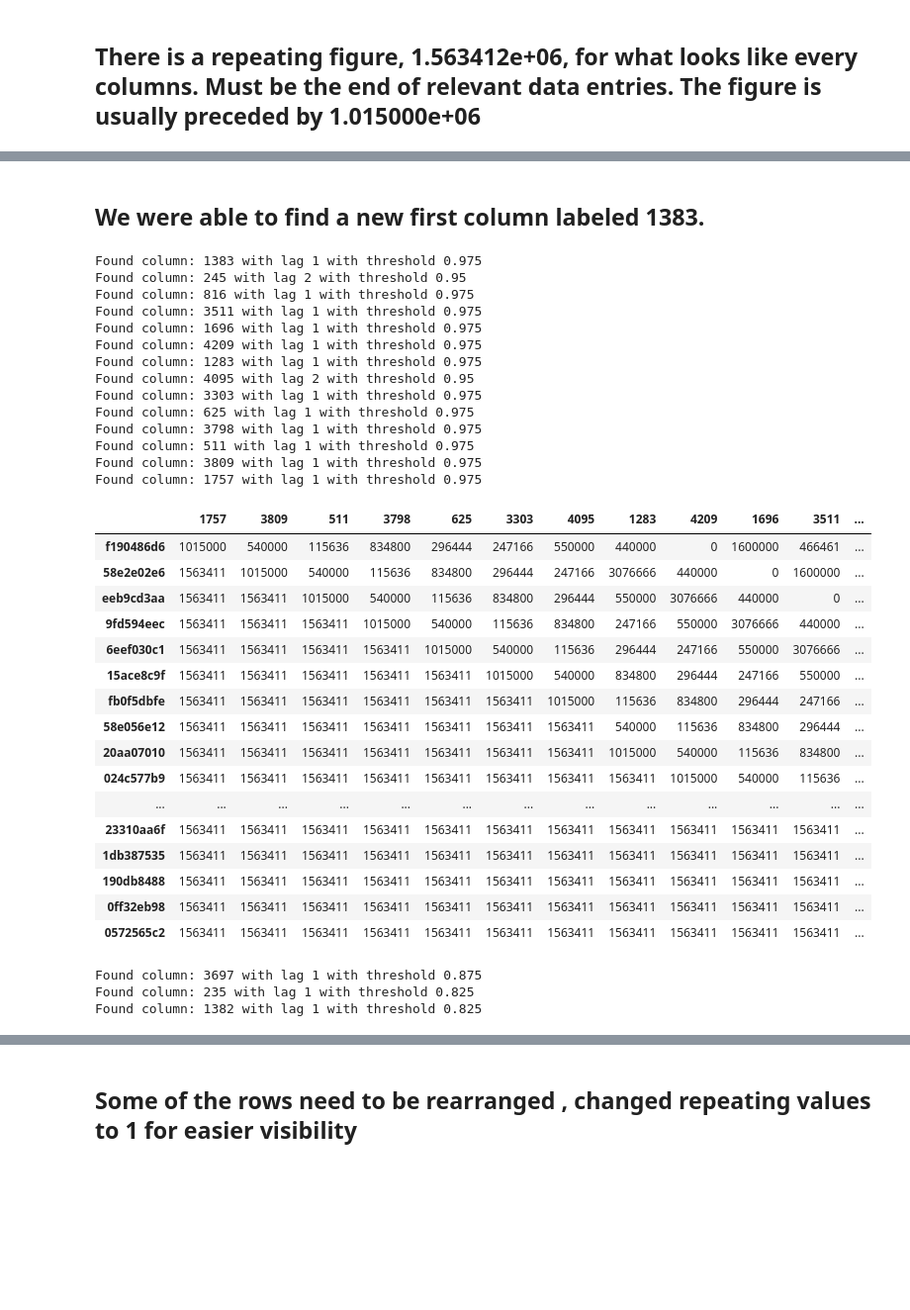
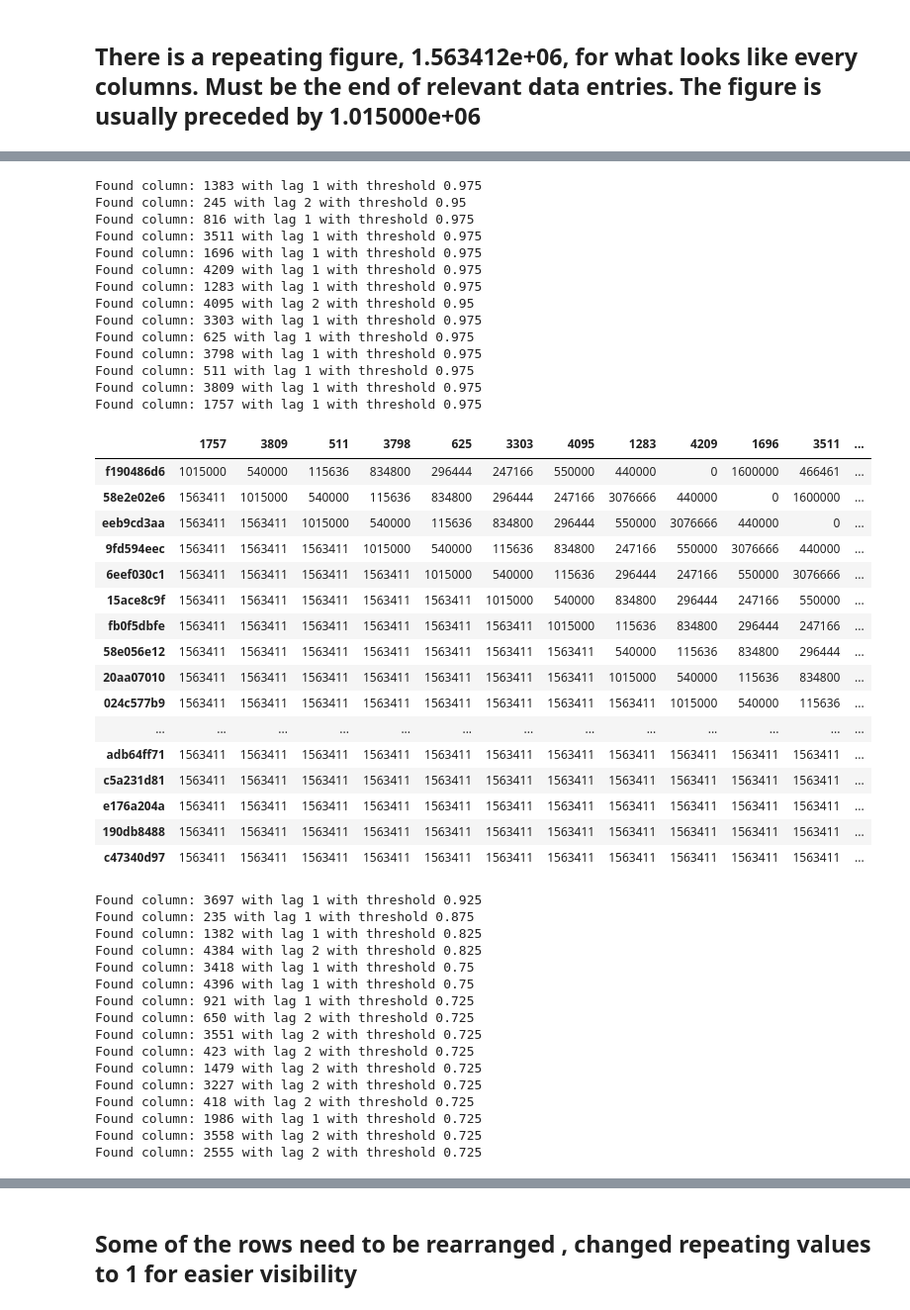
Before and after one commit to chur96/Santander, a Jupyter notebook: Santander.ipynb, the cells around one changed output, grey strips where cells are left out. Shown at 99% size. Drawn from its saved outputs; the diff is of its cells as text; code cells hidden in the pictures; blank space fills up the shorter version.

```diff
--- a/Santander.ipynb
+++ b/Santander.ipynb
@@ -28,0 +44,10 @@ memory usage: 84.9+ MB
+# %%
+with open('satander.pickle','rb') as f:
+    pickle_ls = pickle.load(f)
+# %%
+df2 = pickle_ls[0]
+df_new = pickle_ls[1]
+new_cols = pickle_ls[2]
+sorted_train = pickle_ls[3]
+df = pickle_ls[4]
+trans_train = pickle_ls[5]
@@ -182,7 +191,7 @@ def thresh_sort(sort_df, df, direction = 'tail',thresh = 0.7):
     count = 0
     loops = 0
     finds = {}
-    new_rows = sort_df.T.columns
+    new_rows = sort_df.index
     # Adds columns to left side
     if direction == 'head':
         head = sort_df.columns[0]
@@ -208,7 +217,7 @@ def thresh_sort(sort_df, df, direction = 'tail',thresh = 0.7):
 
             try:
                 if len(finds[head]) > 0 :
-                    new_col = max(finds[head])
+                    new_col = max(finds[head].items(), key=operator.itemgetter(1))[0]
                     sort_df = pd.concat([ df.loc[new_rows, new_col] , sort_df], axis = 1)
                     print("Found column: {} with lag {} with threshold {}".format(new_col,loops+1,finds[head][new_col]))
                     head = sort_df.columns[0]
@@ -250,7 +259,7 @@ def thresh_sort(sort_df, df, direction = 'tail',thresh = 0.7):
 
             try:
                 if len(finds[tail]) > 0 :
-                    new_col = max(finds[tail])
+                    new_col = max(finds[tail].items(), key=operator.itemgetter(1))[0]
                     sort_df = pd.concat([sort_df, df.loc[new_rows, new_col]], axis = 1)
                     print("Found column: {} with lag {} with threshold {}".format(new_col,loops+1,finds[tail][new_col]))
                     tail = sort_df.columns[-1]
@@ -270,4 +279,4 @@ def thresh_sort(sort_df, df, direction = 'tail',thresh = 0.7):
                 loops += 1
 
 
-    return sort_df
+    return sort_df, finds
@@ -274,5 +285,5 @@ def thresh_sort(sort_df, df, direction = 'tail',thresh = 0.7):
 # %%
-sorted_train = thresh_sort(sort_train,train2)
+sorted_train, finds = thresh_sort(sort_train,train2)
 # %% [output]
 Found column: 1702b5bf0 with lag 1 with threshold 0.9230769230769231
 Found column: 324921c7b with lag 1 with threshold 0.9230769230769231
@@ -370,46 +383,57 @@ trans_train
-# %% [markdown]
-## We were able to find a new first column labeled 1383.
 # %%
-trans_train = thresh_sort(trans_train,train3, 'head', thresh = .9)
+trans_train, finds = thresh_sort(trans_train,train3, 'head', thresh = .9)
 trans_train
 # %% [output]
 Found column: 1383 with lag 1 with threshold 0.975
 Found column: 245 with lag 2 with threshold 0.95
 Found column: 816 with lag 1 with threshold 0.975
 Found column: 3511 with lag 1 with threshold 0.975
 Found column: 1696 with lag 1 with threshold 0.975
 Found column: 4209 with lag 1 with threshold 0.975
 Found column: 1283 with lag 1 with threshold 0.975
 Found column: 4095 with lag 2 with threshold 0.95
 Found column: 3303 with lag 1 with threshold 0.975
 Found column: 625 with lag 1 with threshold 0.975
 Found column: 3798 with lag 1 with threshold 0.975
 Found column: 511 with lag 1 with threshold 0.975
 Found column: 3809 with lag 1 with threshold 0.975
 Found column: 1757 with lag 1 with threshold 0.975
 |  | 1757 | 3809 | 511 | 3798 | 625 | 3303 | 4095 | 1283 | 4209 | 1696 | 3511 | ... |
 | f190486d6 | 1015000 | 540000 | 115636 | 834800 | 296444 | 247166 | 550000 | 440000 | 0 | 1600000 | 466461 | ... |
 | 58e2e02e6 | 1563411 | 1015000 | 540000 | 115636 | 834800 | 296444 | 247166 | 3076666 | 440000 | 0 | 1600000 | ... |
 | eeb9cd3aa | 1563411 | 1563411 | 1015000 | 540000 | 115636 | 834800 | 296444 | 550000 | 3076666 | 440000 | 0 | ... |
 | 9fd594eec | 1563411 | 1563411 | 1563411 | 1015000 | 540000 | 115636 | 834800 | 247166 | 550000 | 3076666 | 440000 | ... |
 | 6eef030c1 | 1563411 | 1563411 | 1563411 | 1563411 | 1015000 | 540000 | 115636 | 296444 | 247166 | 550000 | 3076666 | ... |
 | 15ace8c9f | 1563411 | 1563411 | 1563411 | 1563411 | 1563411 | 1015000 | 540000 | 834800 | 296444 | 247166 | 550000 | ... |
 | fb0f5dbfe | 1563411 | 1563411 | 1563411 | 1563411 | 1563411 | 1563411 | 1015000 | 115636 | 834800 | 296444 | 247166 | ... |
 | 58e056e12 | 1563411 | 1563411 | 1563411 | 1563411 | 1563411 | 1563411 | 1563411 | 540000 | 115636 | 834800 | 296444 | ... |
 | 20aa07010 | 1563411 | 1563411 | 1563411 | 1563411 | 1563411 | 1563411 | 1563411 | 1015000 | 540000 | 115636 | 834800 | ... |
 | 024c577b9 | 1563411 | 1563411 | 1563411 | 1563411 | 1563411 | 1563411 | 1563411 | 1563411 | 1015000 | 540000 | 115636 | ... |
 | ... | ... | ... | ... | ... | ... | ... | ... | ... | ... | ... | ... | ... |
-| 23310aa6f | 1563411 | 1563411 | 1563411 | 1563411 | 1563411 | 1563411 | 1563411 | 1563411 | 1563411 | 1563411 | 1563411 | ... |
-| 1db387535 | 1563411 | 1563411 | 1563411 | 1563411 | 1563411 | 1563411 | 1563411 | 1563411 | 1563411 | 1563411 | 1563411 | ... |
+| adb64ff71 | 1563411 | 1563411 | 1563411 | 1563411 | 1563411 | 1563411 | 1563411 | 1563411 | 1563411 | 1563411 | 1563411 | ... |
+| c5a231d81 | 1563411 | 1563411 | 1563411 | 1563411 | 1563411 | 1563411 | 1563411 | 1563411 | 1563411 | 1563411 | 1563411 | ... |
+| e176a204a | 1563411 | 1563411 | 1563411 | 1563411 | 1563411 | 1563411 | 1563411 | 1563411 | 1563411 | 1563411 | 1563411 | ... |
 | 190db8488 | 1563411 | 1563411 | 1563411 | 1563411 | 1563411 | 1563411 | 1563411 | 1563411 | 1563411 | 1563411 | 1563411 | ... |
-| 0ff32eb98 | 1563411 | 1563411 | 1563411 | 1563411 | 1563411 | 1563411 | 1563411 | 1563411 | 1563411 | 1563411 | 1563411 | ... |
-| 0572565c2 | 1563411 | 1563411 | 1563411 | 1563411 | 1563411 | 1563411 | 1563411 | 1563411 | 1563411 | 1563411 | 1563411 | ... |
+| c47340d97 | 1563411 | 1563411 | 1563411 | 1563411 | 1563411 | 1563411 | 1563411 | 1563411 | 1563411 | 1563411 | 1563411 | ... |
 # %%
-trans_train = thresh_sort(trans_train, train3)
+trans_train, finds = thresh_sort(trans_train, train3)
 # %% [output]
-Found column: 3697 with lag 1 with threshold 0.875
-Found column: 235 with lag 1 with threshold 0.825
+Found column: 3697 with lag 1 with threshold 0.925
+Found column: 235 with lag 1 with threshold 0.875
 Found column: 1382 with lag 1 with threshold 0.825
+Found column: 4384 with lag 2 with threshold 0.825
+Found column: 3418 with lag 1 with threshold 0.75
+Found column: 4396 with lag 1 with threshold 0.75
+Found column: 921 with lag 1 with threshold 0.725
+Found column: 650 with lag 2 with threshold 0.725
+Found column: 3551 with lag 2 with threshold 0.725
+Found column: 423 with lag 2 with threshold 0.725
+Found column: 1479 with lag 2 with threshold 0.725
+Found column: 3227 with lag 2 with threshold 0.725
+Found column: 418 with lag 2 with threshold 0.725
+Found column: 1986 with lag 1 with threshold 0.725
+Found column: 3558 with lag 2 with threshold 0.725
+Found column: 2555 with lag 2 with threshold 0.725
 # %%
 trans_train
 # %% [output]
```
Also changed, not shown: parts of 75 cells of this notebook.
